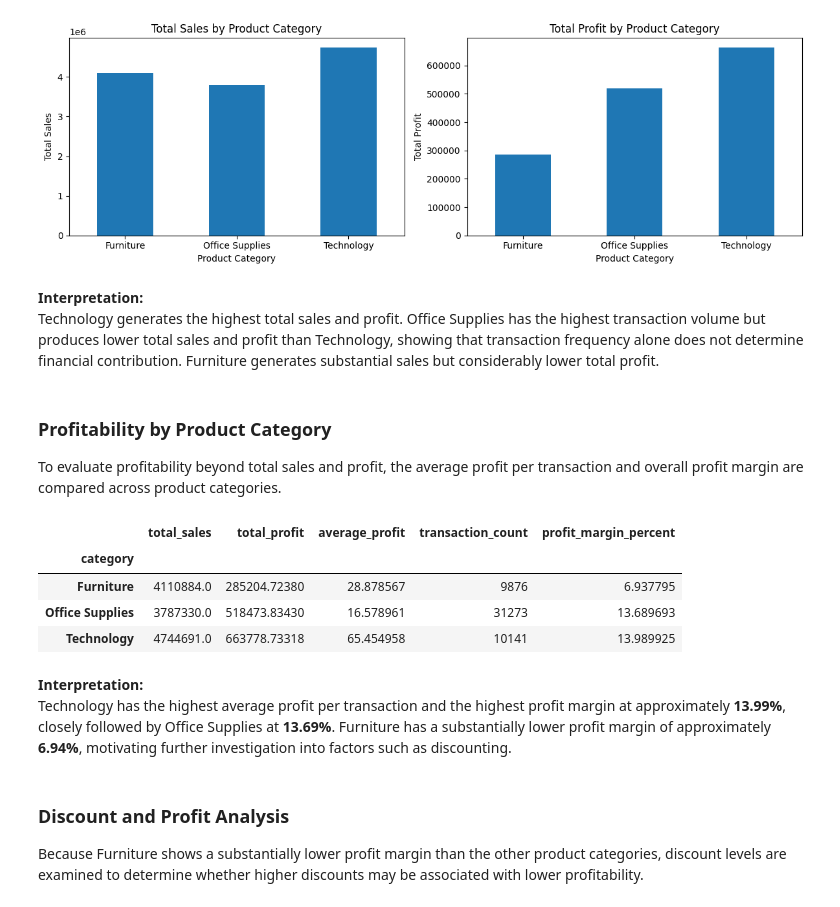
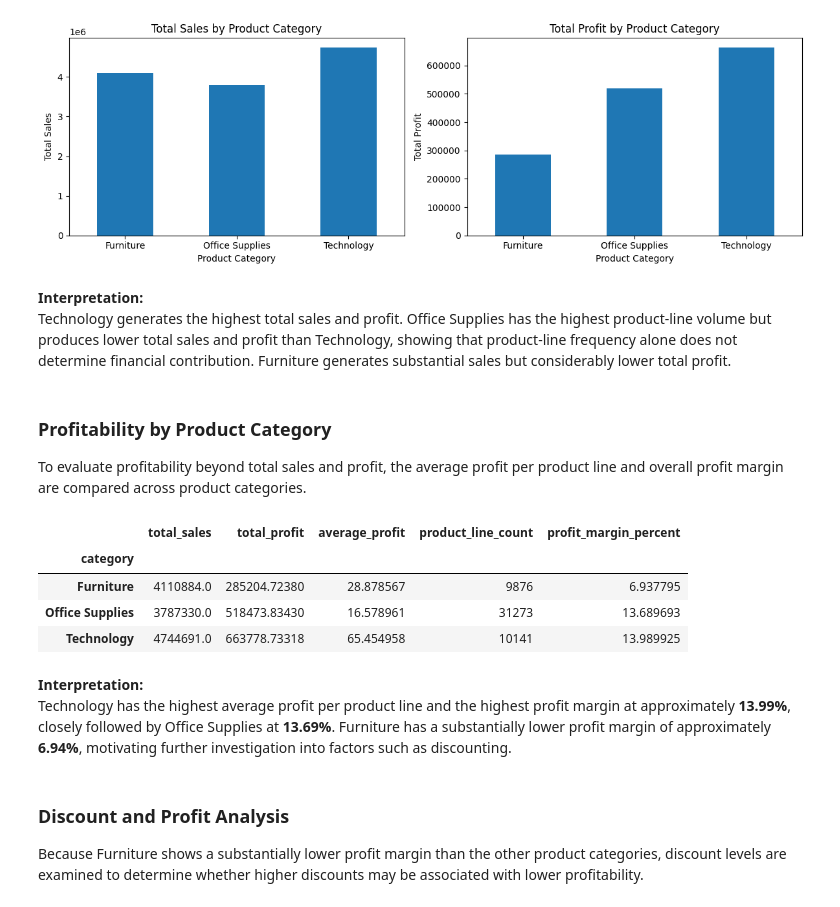
Before and after one commit to Tjiuaiching/global-superstore-ml, a Jupyter notebook: notebook/Global_Superstore_ML_Final_Project.ipynb, the cells around one changed output. Drawn from its saved outputs; the diff is of its cells as text; code cells hidden in the pictures.

Commit message:
Align project wording with product-line analysis

```diff
--- a/notebook/Global_Superstore_ML_Final_Project.ipynb
+++ b/notebook/Global_Superstore_ML_Final_Project.ipynb
@@ -558,35 +560,35 @@ plt.show()
 [figure]
 # %% [markdown]
 **Interpretation:**
-Technology generates the highest total sales and profit. Office Supplies has the highest transaction volume but produces lower total sales and profit than Technology, showing that transaction frequency alone does not determine financial contribution. Furniture generates substantial sales but considerably lower total profit.
+Technology generates the highest total sales and profit. Office Supplies has the highest product-line volume but produces lower total sales and profit than Technology, showing that product-line frequency alone does not determine financial contribution. Furniture generates substantial sales but considerably lower total profit.
 # %% [markdown]
 ### Profitability by Product Category
 
-To evaluate profitability beyond total sales and profit, the average profit per transaction and overall profit margin are compared across product categories.
+To evaluate profitability beyond total sales and profit, the average profit per product line and overall profit margin are compared across product categories.
 # %%
 category_profitability = dataset.groupby('category').agg(
     total_sales=('sales', 'sum'),
     total_profit=('profit', 'sum'),
     average_profit=('profit', 'mean'),
-    transaction_count=('row_id', 'count')
+    product_line_count=('row_id', 'count')
 )
 
 category_profitability['profit_margin_percent'] = (
     category_profitability['total_profit']
     / category_profitability['total_sales']
     * 100
 )
 
 display(category_profitability)
 # %% [output]
-|  | total_sales | total_profit | average_profit | transaction_count | profit_margin_percent |
+|  | total_sales | total_profit | average_profit | product_line_count | profit_margin_percent |
 | category |  |  |  |  |  |
 | Furniture | 4110884.0 | 285204.72380 | 28.878567 | 9876 | 6.937795 |
 | Office Supplies | 3787330.0 | 518473.83430 | 16.578961 | 31273 | 13.689693 |
 | Technology | 4744691.0 | 663778.73318 | 65.454958 | 10141 | 13.989925 |
 # %% [markdown]
 **Interpretation:**
-Technology has the highest average profit per transaction and the highest profit margin at approximately **13.99%**, closely followed by Office Supplies at **13.69%**. Furniture has a substantially lower profit margin of approximately **6.94%**, motivating further investigation into factors such as discounting.
+Technology has the highest average profit per product line and the highest profit margin at approximately **13.99%**, closely followed by Office Supplies at **13.69%**. Furniture has a substantially lower profit margin of approximately **6.94%**, motivating further investigation into factors such as discounting.
 # %% [markdown]
 ### Discount and Profit Analysis
 
```
Also changed, not shown: parts of 34 cells of this notebook, 2 other files.
